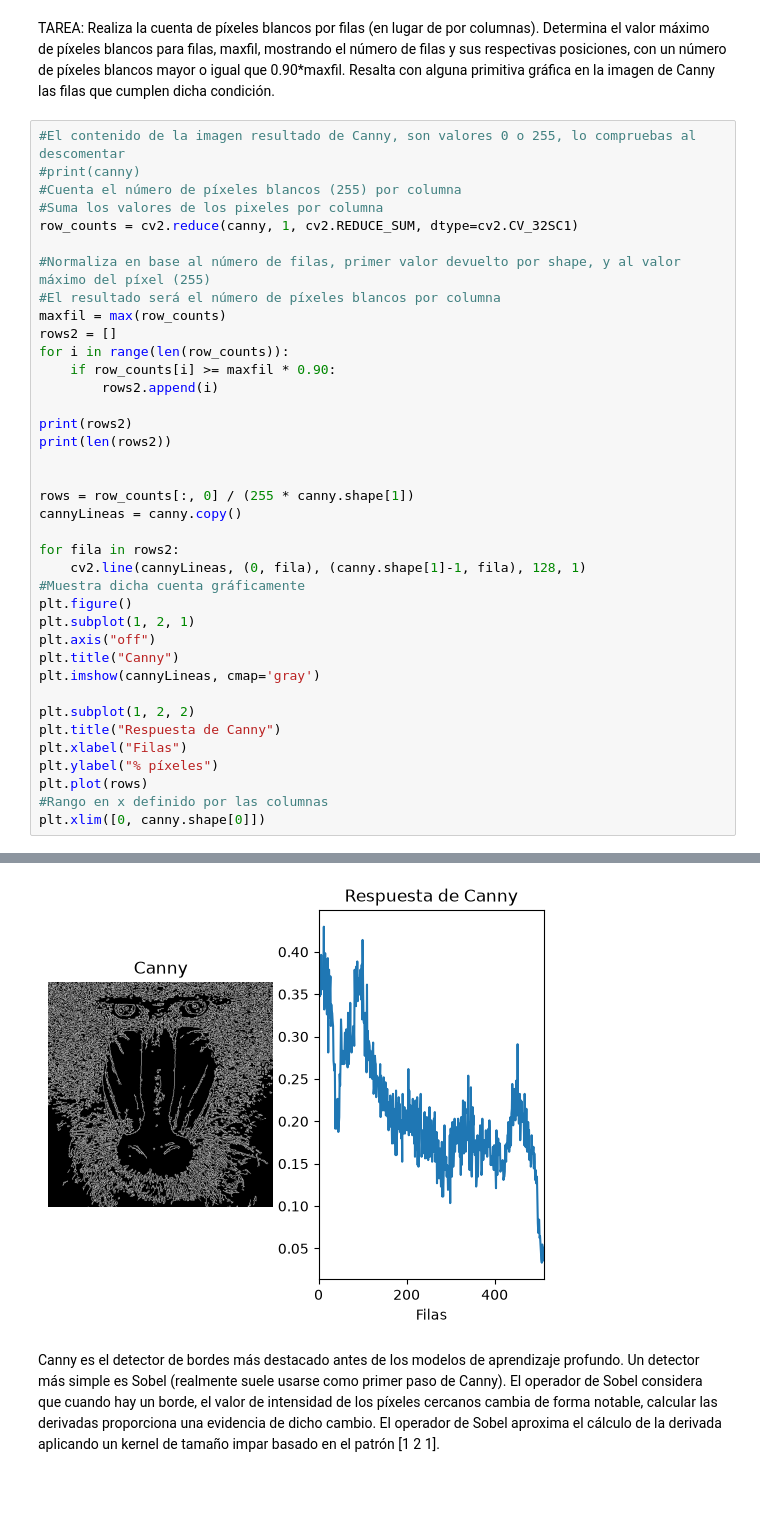
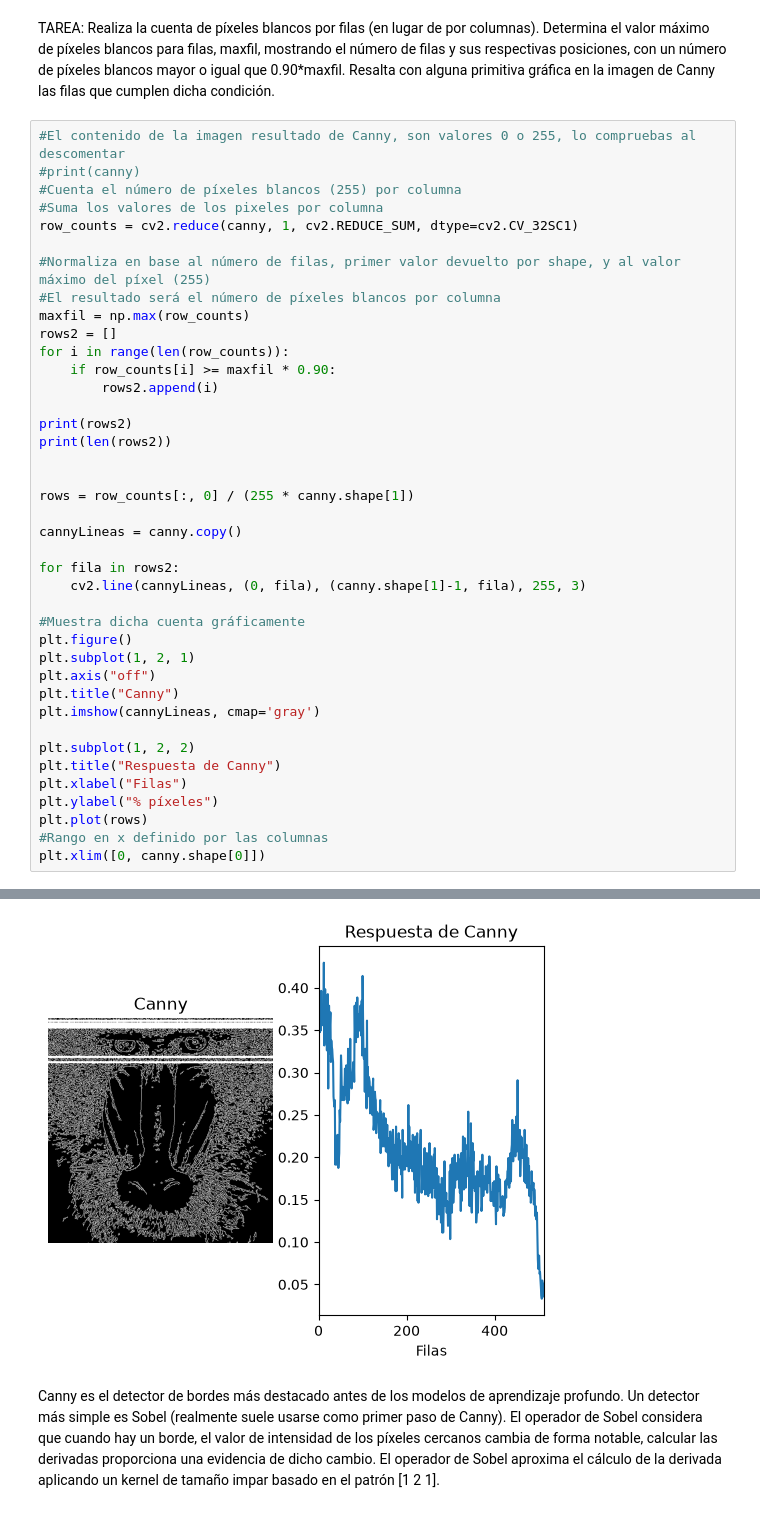
Before and after one commit to 002avid/VC_P2, a Jupyter notebook: VC_P2.ipynb, the cells around one changed output, grey strips where cells are left out. Saved outputs shown, nothing was run; the diff lists cells and outputs as text.

Commit message:
Implement code changes to have bigger lines on task 1

```diff
--- a/VC_P2.ipynb
+++ b/VC_P2.ipynb
@@ -159,40 +159,42 @@ row_counts = cv2.reduce(canny, 1, cv2.REDUCE_SUM, dtype=cv2.CV_32SC1)
 
 #Normaliza en base al número de filas, primer valor devuelto por shape, y al valor máximo del píxel (255)
 #El resultado será el número de píxeles blancos por columna
-maxfil = max(row_counts)
+maxfil = np.max(row_counts)
 rows2 = []
 for i in range(len(row_counts)):
     if row_counts[i] >= maxfil * 0.90:
         rows2.append(i)
 
 print(rows2)
 print(len(rows2))
 
 
 rows = row_counts[:, 0] / (255 * canny.shape[1])
+
 cannyLineas = canny.copy()
 
 for fila in rows2:
-    cv2.line(cannyLineas, (0, fila), (canny.shape[1]-1, fila), 128, 1)
+    cv2.line(cannyLineas, (0, fila), (canny.shape[1]-1, fila), 255, 3)
+
 #Muestra dicha cuenta gráficamente
 plt.figure()
 plt.subplot(1, 2, 1)
 plt.axis("off")
 plt.title("Canny")
 plt.imshow(cannyLineas, cmap='gray')
 
 plt.subplot(1, 2, 2)
 plt.title("Respuesta de Canny")
 plt.xlabel("Filas")
 plt.ylabel("% píxeles")
 plt.plot(rows)
 #Rango en x definido por las columnas
 plt.xlim([0, canny.shape[0]])
 # %% [output]
 [6, 12, 15, 20, 21, 88, 100]
 7
 (0.0, 512.0)
-[figure, old version]
+[figure, new version]
 # %% [markdown]
 Canny es el detector de bordes más destacado antes de los modelos de aprendizaje profundo. Un detector más simple es Sobel (realmente suele usarse como primer paso de Canny).
 El operador de Sobel considera que cuando hay un borde, el valor de intensidad de los píxeles cercanos cambia de forma notable, calcular las derivadas proporciona una evidencia de dicho cambio. El operador de Sobel aproxima el cálculo de la derivada aplicando un kernel de tamaño impar basado en el patrón [1 2 1].
```
